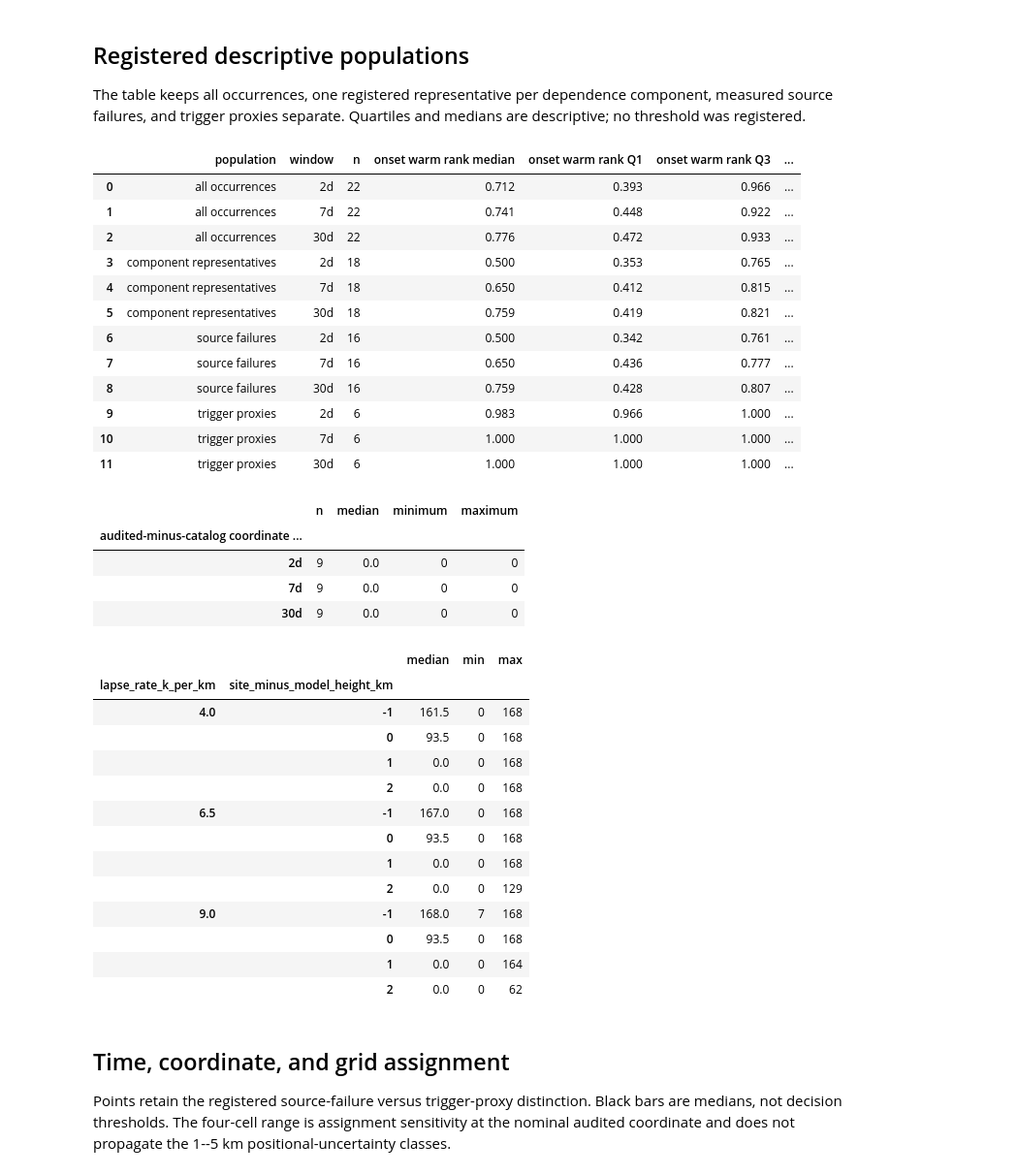
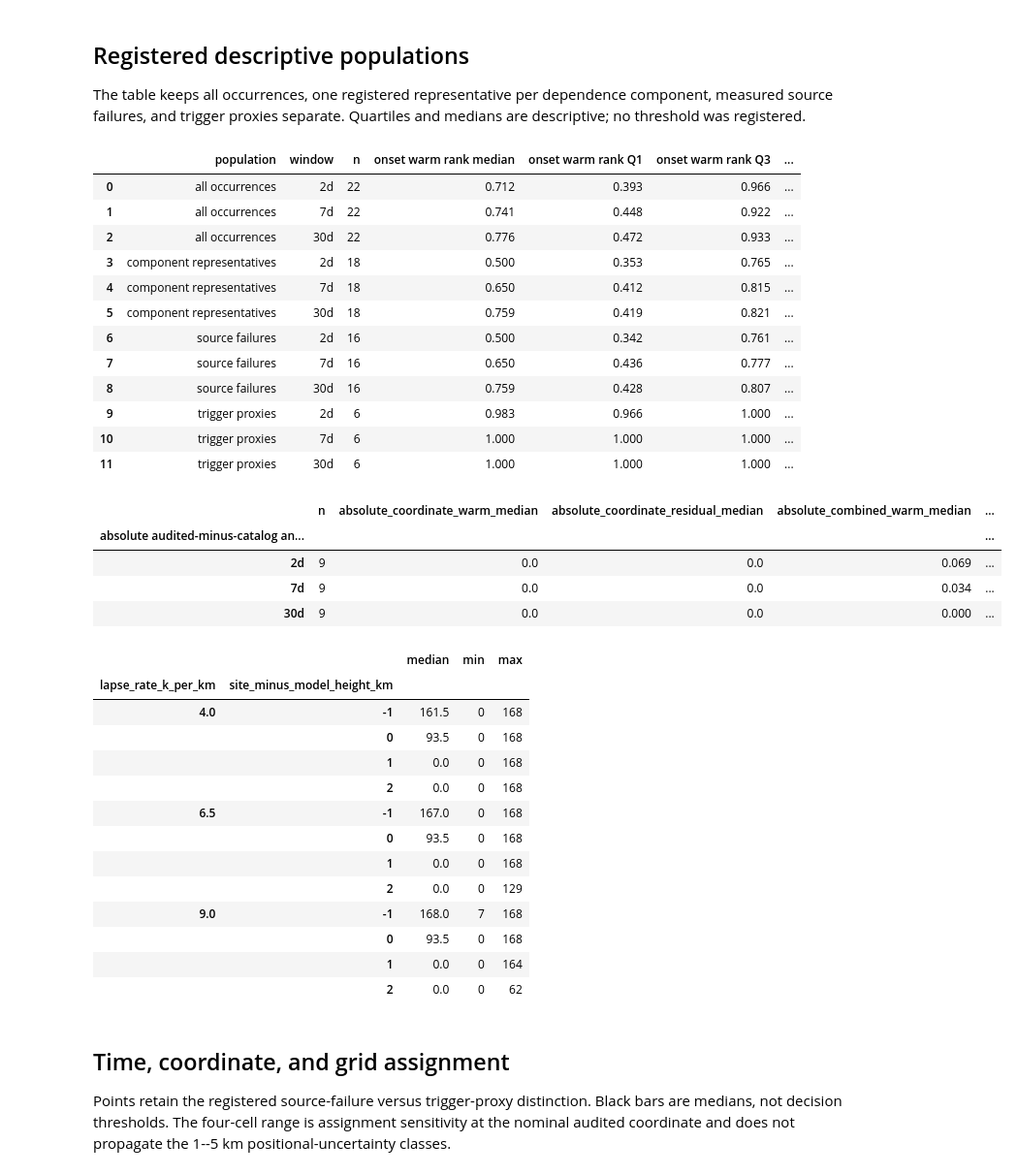
Before and after one commit to bradlipovsky/mass-movements, a Jupyter notebook: notebooks/audited_reanalysis.ipynb, the cells around one changed output. Shown at 97% size. Cells and saved outputs as stored; diff of their text form; code cells hidden in the pictures.

```diff
--- a/notebooks/audited_reanalysis.ipynb
+++ b/notebooks/audited_reanalysis.ipynb
@@ -25,37 +29,38 @@ sealed snapshot T9H8SG2PVXWNY0QNJPJG ; selected occurrences 22 ; reviewed overla
 The table keeps all occurrences, one registered representative per dependence component, measured source failures, and trigger proxies separate. Quartiles and medians are descriptive; no threshold was registered.
 # %%
 order=['2d','7d','30d']
-p=p.assign(delta_temperature_k=p.onset_event_mean_t2m_k-p.calendar_event_mean_t2m_k)
+p=p.assign(delta_temperature_k=p.onset_event_mean_t2m_k-p.calendar_event_mean_t2m_k,absolute_time_warm_rank=p.delta_time_warm_state_rank.abs(),absolute_time_residual_rank=p.delta_time_linear_trend_residual_rank.abs())
+o=o.assign(absolute_coordinate_warm_rank=o.delta_coordinate_warm_state_rank.abs(),absolute_coordinate_residual_rank=o.delta_coordinate_linear_trend_residual_rank.abs(),absolute_combined_warm_rank=o.delta_combined_warm_state_rank.abs(),absolute_combined_residual_rank=o.delta_combined_linear_trend_residual_rank.abs())
 groups={'all occurrences':p,'component representatives':p[p.component_representative],'source failures':p[p.onset_role=='source_failure'],'trigger proxies':p[p.onset_role=='trigger_proxy']}
 rows=[]
 for label,group in groups.items():
     for window in order:
         q=group[group.window==window]
-        rows.append({'population':label,'window':window,'n':len(q),'onset warm rank median':q.onset_warm_state_rank.median(),'onset warm rank Q1':q.onset_warm_state_rank.quantile(.25),'onset warm rank Q3':q.onset_warm_state_rank.quantile(.75),'onset-calendar rank median':q.delta_time_warm_state_rank.median(),'onset-calendar T2m median (K)':q.delta_temperature_k.median(),'four-cell rank range median':q.onset_four_cell_warm_rank_range.median()})
+        rows.append({'population':label,'window':window,'n':len(q),'onset warm rank median':q.onset_warm_state_rank.median(),'onset warm rank Q1':q.onset_warm_state_rank.quantile(.25),'onset warm rank Q3':q.onset_warm_state_rank.quantile(.75),'signed time warm-rank median':q.delta_time_warm_state_rank.median(),'absolute time warm-rank median':q.absolute_time_warm_rank.median(),'absolute time residual-rank median':q.absolute_time_residual_rank.median(),'signed time T2m median (K)':q.delta_temperature_k.median(),'four-cell rank range median':q.onset_four_cell_warm_rank_range.median()})
 summary=pd.DataFrame(rows)
 display(summary.round(3))
-coordinate=o.groupby('window').delta_coordinate_warm_state_rank.agg(n='size',median='median',minimum='min',maximum='max').loc[order]
-display(coordinate.round(3).rename_axis('audited-minus-catalog coordinate contrast'))
+overlap=o.groupby('window').agg(n=('candidate_id','size'),absolute_coordinate_warm_median=('absolute_coordinate_warm_rank','median'),absolute_coordinate_residual_median=('absolute_coordinate_residual_rank','median'),absolute_combined_warm_median=('absolute_combined_warm_rank','median'),absolute_combined_residual_median=('absolute_combined_residual_rank','median')).loc[order]
+display(overlap.round(3).rename_axis('absolute audited-minus-catalog and old-to-new contrasts'))
 display(air.groupby(['lapse_rate_k_per_km','site_minus_model_height_km']).hours_above_273_15_k.agg(['median','min','max']))
 # %% [output]
 |  | population | window | n | onset warm rank median | onset warm rank Q1 | onset warm rank Q3 | ... |
 | 0 | all occurrences | 2d | 22 | 0.712 | 0.393 | 0.966 | ... |
 | 1 | all occurrences | 7d | 22 | 0.741 | 0.448 | 0.922 | ... |
 | 2 | all occurrences | 30d | 22 | 0.776 | 0.472 | 0.933 | ... |
 | 3 | component representatives | 2d | 18 | 0.500 | 0.353 | 0.765 | ... |
 | 4 | component representatives | 7d | 18 | 0.650 | 0.412 | 0.815 | ... |
 | 5 | component representatives | 30d | 18 | 0.759 | 0.419 | 0.821 | ... |
 | 6 | source failures | 2d | 16 | 0.500 | 0.342 | 0.761 | ... |
 | 7 | source failures | 7d | 16 | 0.650 | 0.436 | 0.777 | ... |
 | 8 | source failures | 30d | 16 | 0.759 | 0.428 | 0.807 | ... |
 | 9 | trigger proxies | 2d | 6 | 0.983 | 0.966 | 1.000 | ... |
 | 10 | trigger proxies | 7d | 6 | 1.000 | 1.000 | 1.000 | ... |
 | 11 | trigger proxies | 30d | 6 | 1.000 | 1.000 | 1.000 | ... |
-|  | n | median | minimum | maximum |
-| audited-minus-catalog coordinate ... |  |  |  |  |
-| 2d | 9 | 0.0 | 0 | 0 |
-| 7d | 9 | 0.0 | 0 | 0 |
-| 30d | 9 | 0.0 | 0 | 0 |
+|  | n | absolute_coordinate_warm_median | absolute_coordinate_residual_median | absolute_combined_warm_median | ... |
+| absolute audited-minus-catalog an... |  |  |  |  | ... |
+| 2d | 9 | 0.0 | 0.0 | 0.069 | ... |
+| 7d | 9 | 0.0 | 0.0 | 0.034 | ... |
+| 30d | 9 | 0.0 | 0.0 | 0.000 | ... |
 |  |  | median | min | max |
 | lapse_rate_k_per_km | site_minus_model_height_km |  |  |  |
 | 4.0 | -1 | 161.5 | 0 | 168 |
```
Also changed, not shown: parts of 3 cells of this notebook, 4 other files.
